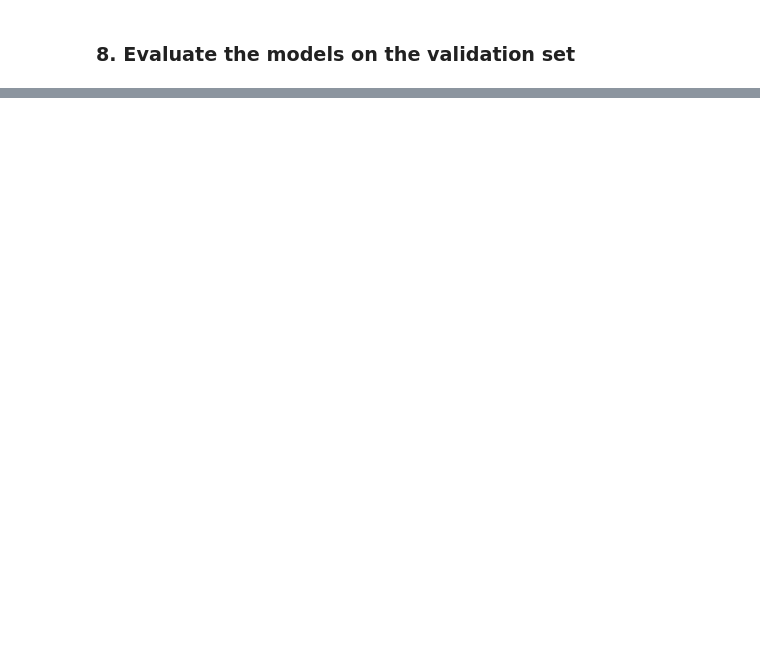
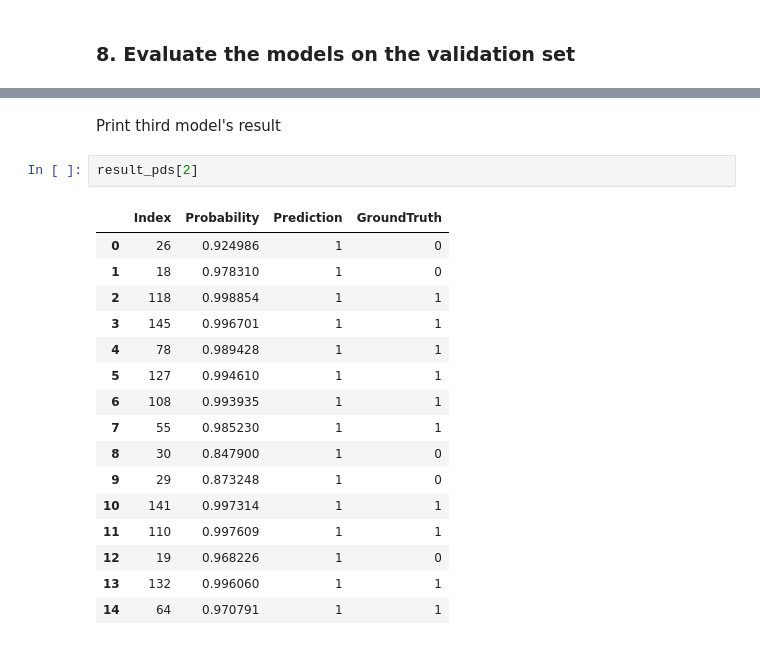
Before and after one commit to onlyxool/CSCN8010-labs, a Jupyter notebook: PracticalLab6.ipynb, the cells around one changed output, grey strips where cells are left out. Saved outputs shown, nothing was run; the diff lists cells and outputs as text; blank space fills up the shorter version.

```diff
--- a/PracticalLab6.ipynb
+++ b/PracticalLab6.ipynb
@@ -218,0 +268,21 @@ result_pds
+# %% [markdown]
+Print third model's result
+# %%
+result_pds[2]
+# %% [output]
+|  | Index | Probability | Prediction | GroundTruth |
+| 0 | 26 | 0.924986 | 1 | 0 |
+| 1 | 18 | 0.978310 | 1 | 0 |
+| 2 | 118 | 0.998854 | 1 | 1 |
+| 3 | 145 | 0.996701 | 1 | 1 |
+| 4 | 78 | 0.989428 | 1 | 1 |
+| 5 | 127 | 0.994610 | 1 | 1 |
+| 6 | 108 | 0.993935 | 1 | 1 |
+| 7 | 55 | 0.985230 | 1 | 1 |
+| 8 | 30 | 0.847900 | 1 | 0 |
+| 9 | 29 | 0.873248 | 1 | 0 |
+| 10 | 141 | 0.997314 | 1 | 1 |
+| 11 | 110 | 0.997609 | 1 | 1 |
+| 12 | 19 | 0.968226 | 1 | 0 |
+| 13 | 132 | 0.996060 | 1 | 1 |
+| 14 | 64 | 0.970791 | 1 | 1 |
```
Also changed, not shown: parts of 28 cells of this notebook, 1 other file.
